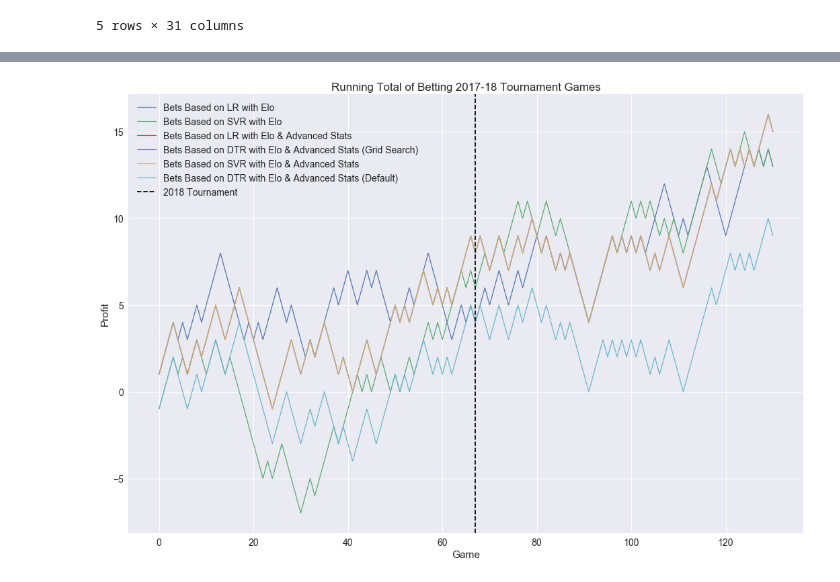
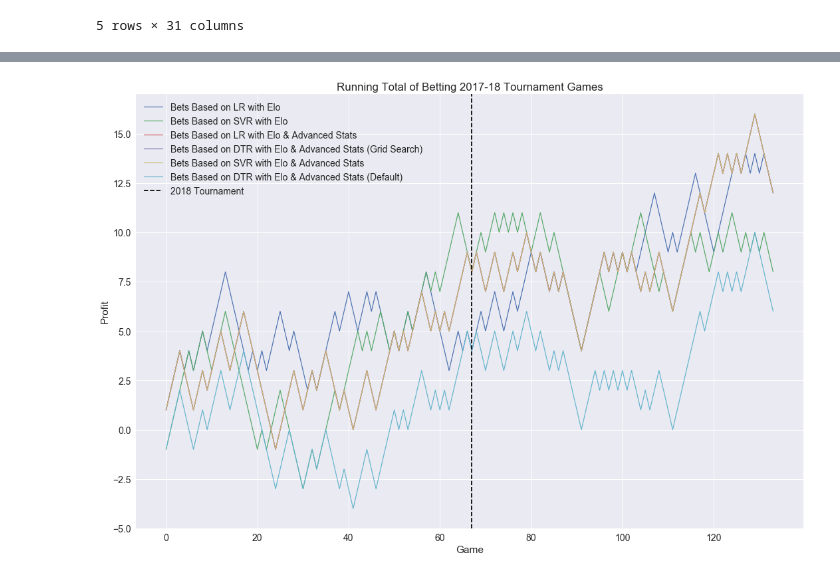
Before and after one commit to victoreram/Springboard-Data-Science, a Jupyter notebook: NCAABBPrediction/MLAdvancedStats.ipynb, the cells around one changed output, grey strips where cells are left out. Drawn from its saved outputs; the diff is of its cells as text; code cells hidden in the pictures.

Commit message:
Fixed betting plots to extend to 134

```diff
--- a/NCAABBPrediction/MLAdvancedStats.ipynb
+++ b/NCAABBPrediction/MLAdvancedStats.ipynb
@@ -1202,27 +1224,27 @@ odds_tourney_red.head()
 # %%
 sns.set(font_scale=1.4)
 plt.figure(figsize=(18,12))
-plot_betting_strategy(odds_tourney_red[:131], x=np.arange(0,131),
+plot_betting_strategy(odds_tourney_red[:134], x=np.arange(0,134),
                       y_preds=[
 #                              'WinATS',
 #                               'LoseATS',
                                'PredBet',
                                'PredBetSVRBasic',
                                'PredBetAdvLR',
                                'PredBetDTR',
                                'PredBetSVR',
                               'PredBetDTRDefault'],
                       labels=[
 #                          'Win ATS',
 #                              'Lose ATS',
                               'LR with Elo',
                               'SVR with Elo',
                               'LR with Elo & Advanced Stats',
                               'DTR with Elo & Advanced Stats (Grid Search)',
                               'SVR with Elo & Advanced Stats',
                               'DTR with Elo & Advanced Stats (Default)',
                              ],
                      linewidth=1.20,
                      alpha=1.0)
 # %% [output]
-[figure, old version]
+[figure, new version]
```
Also changed, not shown: parts of 13 cells of this notebook.
